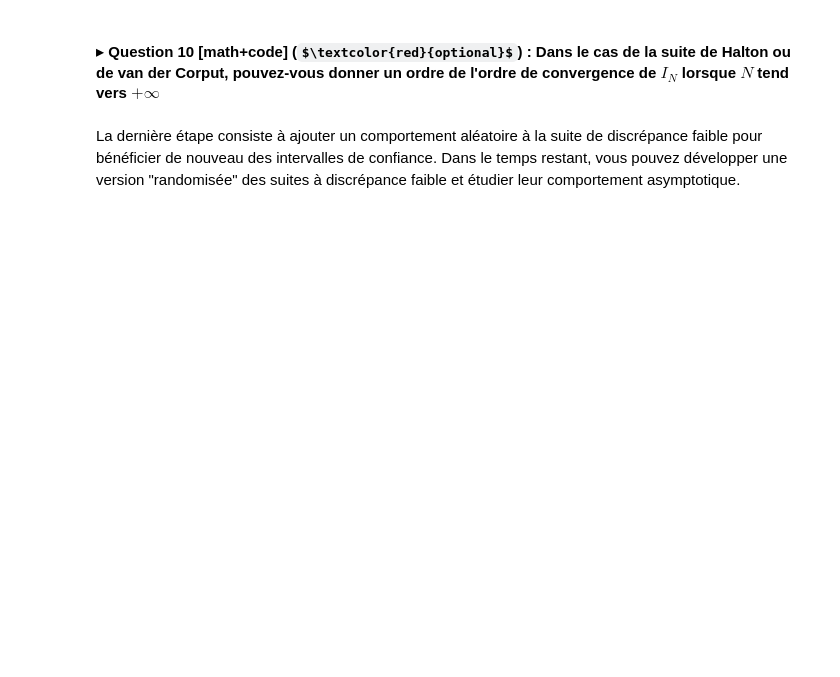
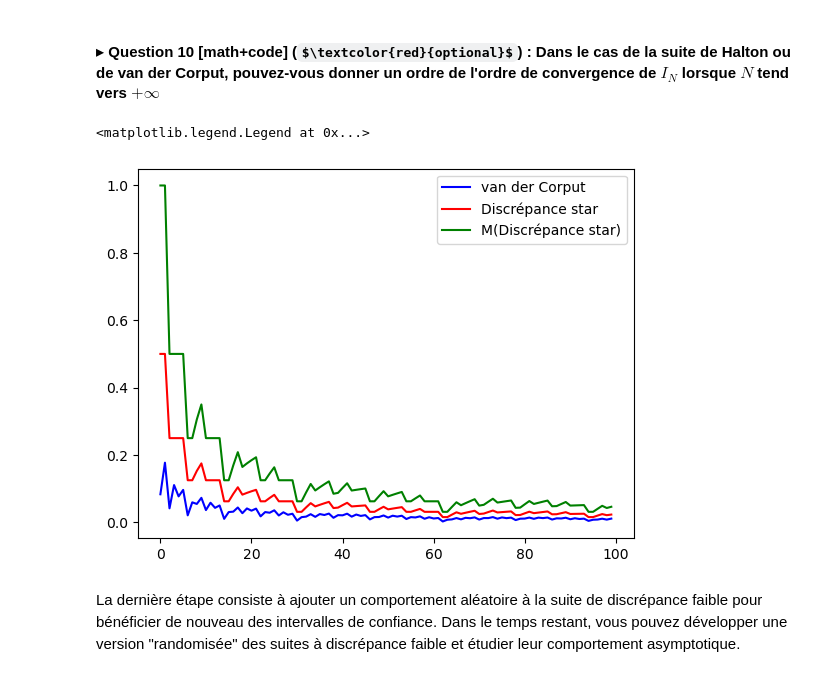
Before and after one commit to sabrinasartori/MAP556, a Jupyter notebook: TP3.ipynb, the cells around one changed output. Saved outputs shown, nothing was run; the diff lists cells and outputs as text; code cells hidden in the pictures; some formulas as TeX source; blank space fills up the shorter version.

```diff
--- a/TP3.ipynb
+++ b/TP3.ipynb
@@ -526,31 +540,35 @@ plt.legend(loc="best")
 # %%
 ###################################################
 # Réponse 10 [code] :
 ###################################################
 # Module de continuité de la fonction étudiée.
 def continuity_modulus(x):
-    return 0
+    return 2*x
 
 ####################################################
 N = 100 # Taille maximale de la suite à discrépance faible.
 
 I_N = np.zeros(N)
 D_N = np.zeros(N)
 MD_N = np.zeros(N)
 
 sequence_van_der_corput = van_der_corput_sequence(N)
 
 for n in range(N):
+    I_N[n] = compute_integral(square, sequence_van_der_corput[:n+1])
+    D_N[n] = calculate_discrepancy_star(sequence_van_der_corput[:n+1])
+    MD_N[n] = continuity_modulus(D_N[n])
 
-    ##>>>> Completer <<<<##
-
-exact = 0
+exact = 1/3
 
 ####################################################
 plt.plot(abs(I_N-exact), color="blue",label="van der Corput")
 plt.plot(D_N, color="red",label="Discrépance star")
 plt.plot(MD_N, color="green",label="M(Discrépance star)")
 
 plt.legend(loc="best")
+# %% [output]
+<matplotlib.legend.Legend at 0x...>
+[figure, added]
 # %% [markdown]
 La dernière étape consiste à ajouter un comportement aléatoire à la suite de discrépance faible pour bénéficier de nouveau des intervalles de confiance. Dans le temps restant, vous pouvez développer une version "randomisée" des suites à discrépance faible et étudier leur comportement asymptotique.
```
Also changed, not shown: parts of 16 cells of this notebook.
